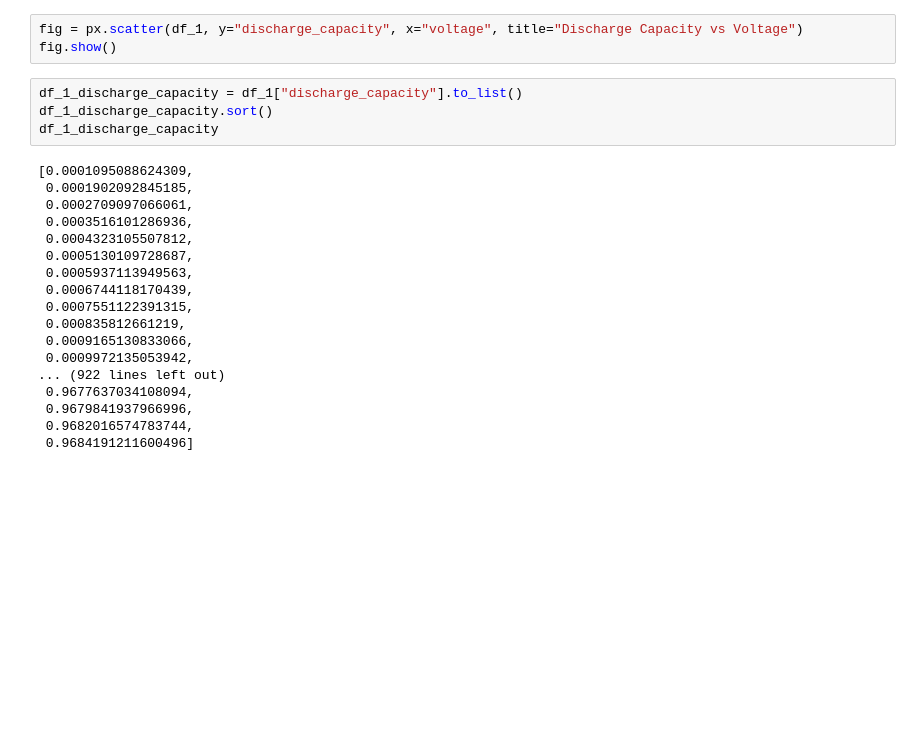
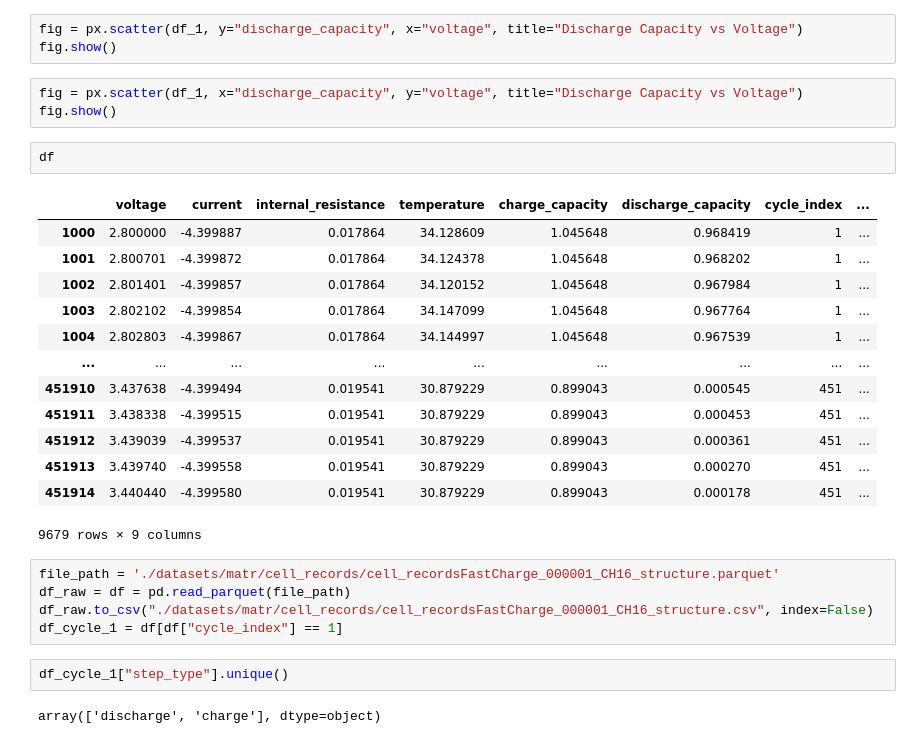
Before and after one commit to michaelreadyone/battery_life_prediction, a Jupyter notebook: cell_records_eda.ipynb, the cells around one changed output. Drawn from its saved outputs; the diff is of its cells as text; blank space fills up the shorter version.

```diff
--- a/cell_records_eda.ipynb
+++ b/cell_records_eda.ipynb
@@ -52,25 +52,31 @@ fig.show()
 # %%
 fig = px.scatter(df_1, y="discharge_capacity", x="voltage", title="Discharge Capacity vs Voltage")
 fig.show()
-# %%
-df_1_discharge_capacity = df_1["discharge_capacity"].to_list()
-df_1_discharge_capacity.sort()
-df_1_discharge_capacity
-# %% [output]
-[0.0001095088624309,
- 0.0001902092845185,
- 0.0002709097066061,
- 0.0003516101286936,
- 0.0004323105507812,
- 0.0005130109728687,
- 0.0005937113949563,
- 0.0006744118170439,
- 0.0007551122391315,
- 0.000835812661219,
- 0.0009165130833066,
- 0.0009972135053942,
-... (922 lines left out)
- 0.9677637034108094,
- 0.9679841937966996,
- 0.9682016574783744,
- 0.9684191211600496]
+# %%
+fig = px.scatter(df_1, x="discharge_capacity", y="voltage", title="Discharge Capacity vs Voltage")
+fig.show()
+# %%
+df
+# %% [output]
+|  | voltage | current | internal_resistance | temperature | charge_capacity | discharge_capacity | cycle_index | ... |
+| 1000 | 2.800000 | -4.399887 | 0.017864 | 34.128609 | 1.045648 | 0.968419 | 1 | ... |
+| 1001 | 2.800701 | -4.399872 | 0.017864 | 34.124378 | 1.045648 | 0.968202 | 1 | ... |
+| 1002 | 2.801401 | -4.399857 | 0.017864 | 34.120152 | 1.045648 | 0.967984 | 1 | ... |
+| 1003 | 2.802102 | -4.399854 | 0.017864 | 34.147099 | 1.045648 | 0.967764 | 1 | ... |
+| 1004 | 2.802803 | -4.399867 | 0.017864 | 34.144997 | 1.045648 | 0.967539 | 1 | ... |
+| ... | ... | ... | ... | ... | ... | ... | ... | ... |
+| 451910 | 3.437638 | -4.399494 | 0.019541 | 30.879229 | 0.899043 | 0.000545 | 451 | ... |
+| 451911 | 3.438338 | -4.399515 | 0.019541 | 30.879229 | 0.899043 | 0.000453 | 451 | ... |
+| 451912 | 3.439039 | -4.399537 | 0.019541 | 30.879229 | 0.899043 | 0.000361 | 451 | ... |
+| 451913 | 3.439740 | -4.399558 | 0.019541 | 30.879229 | 0.899043 | 0.000270 | 451 | ... |
+| 451914 | 3.440440 | -4.399580 | 0.019541 | 30.879229 | 0.899043 | 0.000178 | 451 | ... |
+9679 rows × 9 columns
+# %%
+file_path = './datasets/matr/cell_records/cell_recordsFastCharge_000001_CH16_structure.parquet'
+df_raw = df = pd.read_parquet(file_path)
+df_raw.to_csv("./datasets/matr/cell_records/cell_recordsFastCharge_000001_CH16_structure.csv", index=False)
+df_cycle_1 = df[df["cycle_index"] == 1]
+# %%
+df_cycle_1["step_type"].unique()
+# %% [output]
+array(['discharge', 'charge'], dtype=object)
```
Also changed, not shown: parts of 11 cells of this notebook, 5 other files.
